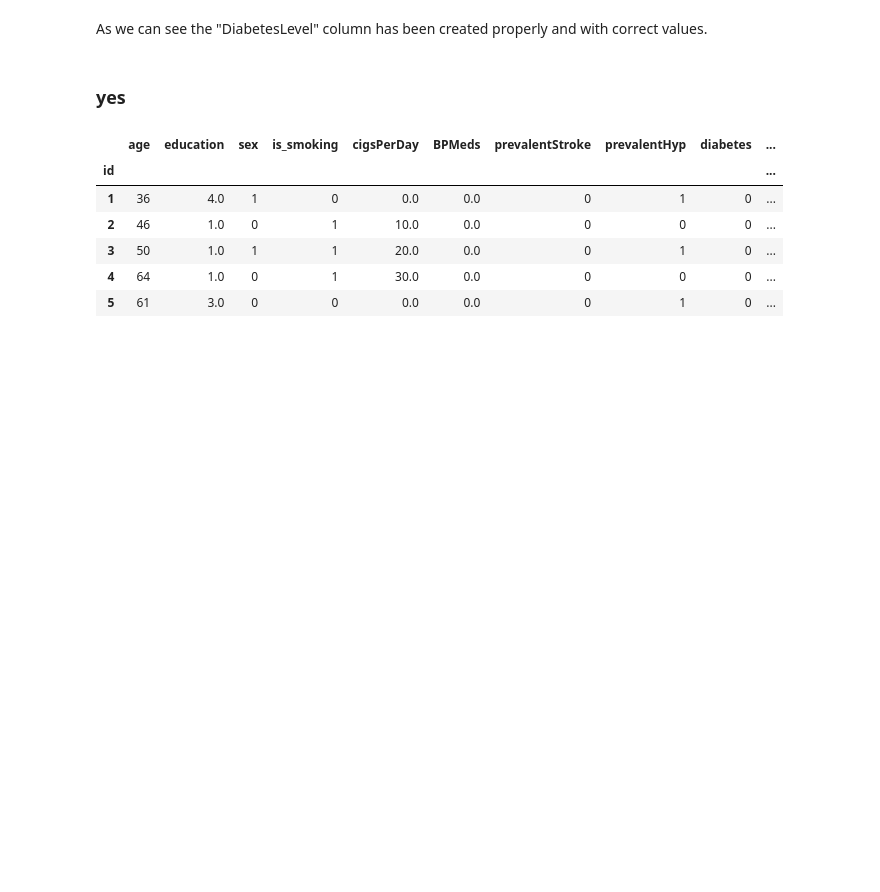
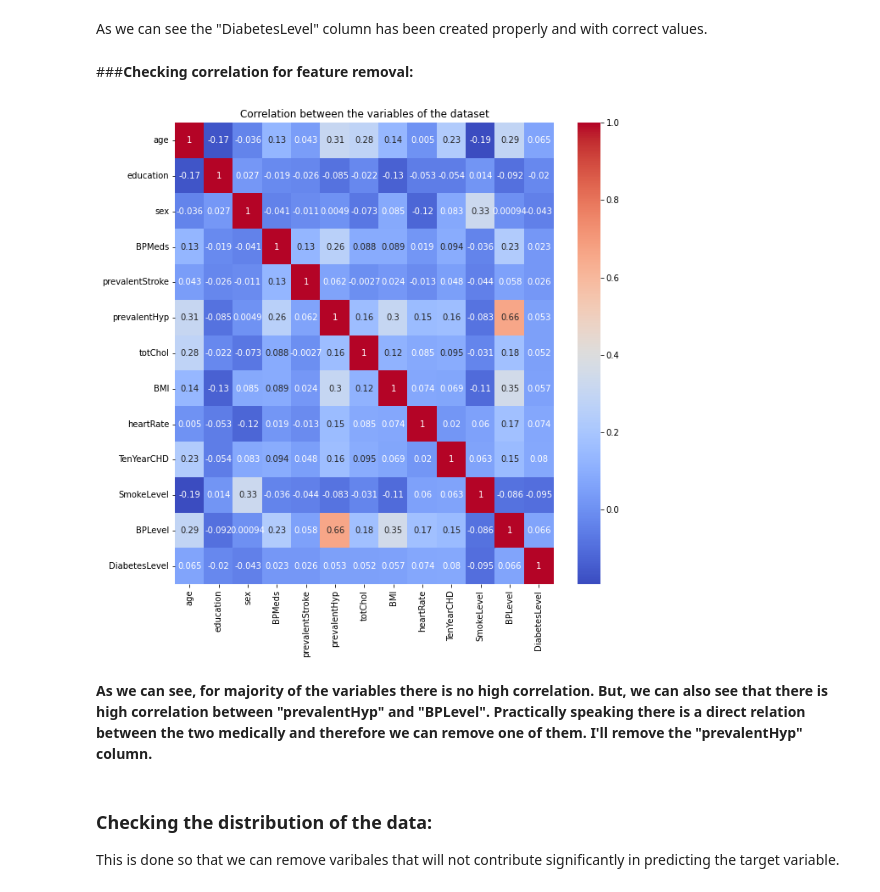
Before and after one commit to Syed-Adnan-S/Cardiovascular-Risk-Prediction, a Jupyter notebook: Cardiovascular_Risk_Prediction_Capstone_Project_Syed_Adnan_S.ipynb, the cells around one changed output. Cells and saved outputs as stored; diff of their text form; code cells hidden in the pictures; blank space fills up the shorter version.

```diff
--- a/Cardiovascular_Risk_Prediction_Capstone_Project_Syed_Adnan_S.ipynb
+++ b/Cardiovascular_Risk_Prediction_Capstone_Project_Syed_Adnan_S.ipynb
@@ -587,15 +602,15 @@ crp_df.head()
 # %% [markdown]
 As we can see the "DiabetesLevel" column has been created properly and with correct values.
-# %% [markdown]
-### yes
-# %%
-a=crp_df.copy()
-a.head()
-# %% [output]
-|  | age | education | sex | is_smoking | cigsPerDay | BPMeds | prevalentStroke | prevalentHyp | diabetes | ... |
-| id |  |  |  |  |  |  |  |  |  | ... |
-| 1 | 36 | 4.0 | 1 | 0 | 0.0 | 0.0 | 0 | 1 | 0 | ... |
-| 2 | 46 | 1.0 | 0 | 1 | 10.0 | 0.0 | 0 | 0 | 0 | ... |
-| 3 | 50 | 1.0 | 1 | 1 | 20.0 | 0.0 | 0 | 1 | 0 | ... |
-| 4 | 64 | 1.0 | 0 | 1 | 30.0 | 0.0 | 0 | 0 | 0 | ... |
-| 5 | 61 | 3.0 | 0 | 0 | 0.0 | 0.0 | 0 | 1 | 0 | ... |
+# %% [markdown]
+###<b>Checking correlation for feature removal:</b>
+# %%
+#Plotting correlation matrix using sns.heatmap()
+corr_matrix = crp_df.corr()
+plt.figure(figsize=(10,10))
+sns.heatmap(corr_matrix,annot=True,cmap='coolwarm')
+plt.title("Correlation between the variables of the dataset")
+plt.show()
+# %% [output]
+[figure, added]
+# %% [markdown]
+<b>As we can see, for majority of the variables there is no high correlation. But, we can also see that there is high correlation between "prevalentHyp" and "BPLevel". Practically speaking there is a direct relation between the two medically and therefore we can remove one of them. I'll remove the "prevalentHyp" column.</b>
@@ -601,0 +620,4 @@ a.head()
+# %% [markdown]
+### <b>Checking the distribution of the data:</b>
+
+This is done so that we can remove varibales that will not contribute significantly in predicting the target variable.
```
Also changed, not shown: parts of 32 cells of this notebook.
